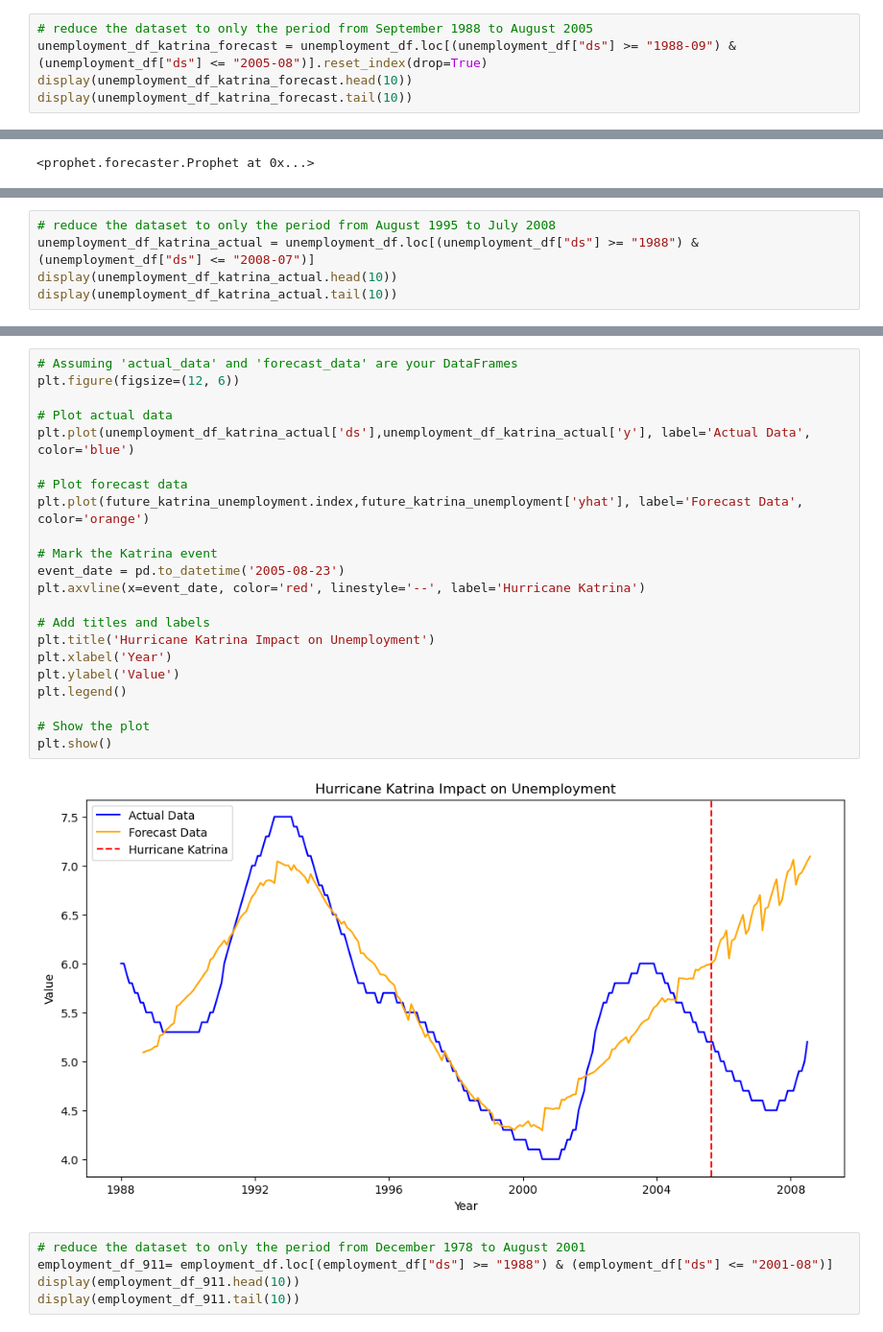
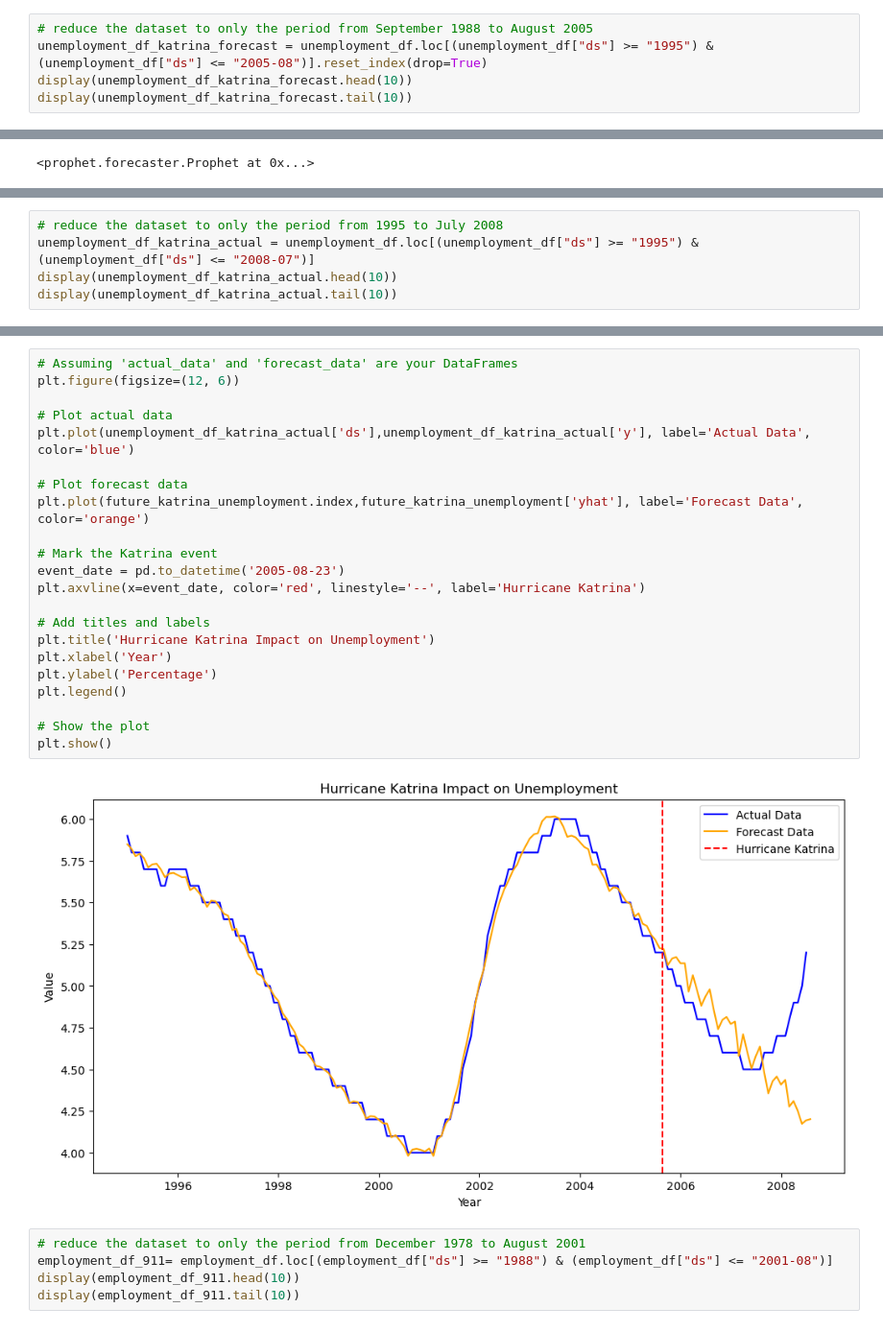
Before and after one commit to Aquamarine278/AI-Bootcamp-Project-1, a Jupyter notebook: unemployment_data.ipynb, the cells around one changed output, grey strips where cells are left out. Shown at 96% size. Drawn from its saved outputs; the diff is of its cells as text.

```diff
--- a/unemployment_data.ipynb
+++ b/unemployment_data.ipynb
@@ -403,7 +403,7 @@ plt.show()
 # Unemployment Rate
 # %%
 # reduce the dataset to only the period from September 1988 to August 2005
-unemployment_df_katrina_forecast = unemployment_df.loc[(unemployment_df["ds"] >= "1988-09") & (unemployment_df["ds"] <= "2005-08")].reset_index(drop=True)
+unemployment_df_katrina_forecast = unemployment_df.loc[(unemployment_df["ds"] >= "1995") & (unemployment_df["ds"] <= "2005-08")].reset_index(drop=True)
 display(unemployment_df_katrina_forecast.head(10))
 display(unemployment_df_katrina_forecast.tail(10))
 # %% [output]
@@ -499,6 +499,6 @@ future_katrina_unemployment.head()
 # %%
-# reduce the dataset to only the period from August 1995 to July 2008
-unemployment_df_katrina_actual = unemployment_df.loc[(unemployment_df["ds"] >= "1988") & (unemployment_df["ds"] <= "2008-07")]
+# reduce the dataset to only the period from 1995 to July 2008
+unemployment_df_katrina_actual = unemployment_df.loc[(unemployment_df["ds"] >= "1995") & (unemployment_df["ds"] <= "2008-07")]
 display(unemployment_df_katrina_actual.head(10))
 display(unemployment_df_katrina_actual.tail(10))
 # %% [output]
@@ -533,27 +533,27 @@ unemployment_df_katrina_actual.plot(x = 'ds', y = 'y')
 # %%
 # Assuming 'actual_data' and 'forecast_data' are your DataFrames
 plt.figure(figsize=(12, 6))
 
 # Plot actual data
 plt.plot(unemployment_df_katrina_actual['ds'],unemployment_df_katrina_actual['y'], label='Actual Data', color='blue')
 
 # Plot forecast data
 plt.plot(future_katrina_unemployment.index,future_katrina_unemployment['yhat'], label='Forecast Data', color='orange')
 
 # Mark the Katrina event
 event_date = pd.to_datetime('2005-08-23')
 plt.axvline(x=event_date, color='red', linestyle='--', label='Hurricane Katrina')
 
 # Add titles and labels
 plt.title('Hurricane Katrina Impact on Unemployment')
 plt.xlabel('Year')
-plt.ylabel('Value')
+plt.ylabel('Percentage')
 plt.legend()
 
 # Show the plot
 plt.show()
 # %% [output]
-[figure, old version]
+[figure, new version]
 # %%
 # reduce the dataset to only the period from December 1978 to August 2001
 employment_df_911= employment_df.loc[(employment_df["ds"] >= "1988") & (employment_df["ds"] <= "2001-08")]
```
Also changed, not shown: parts of 10 cells of this notebook, 6 other files.
